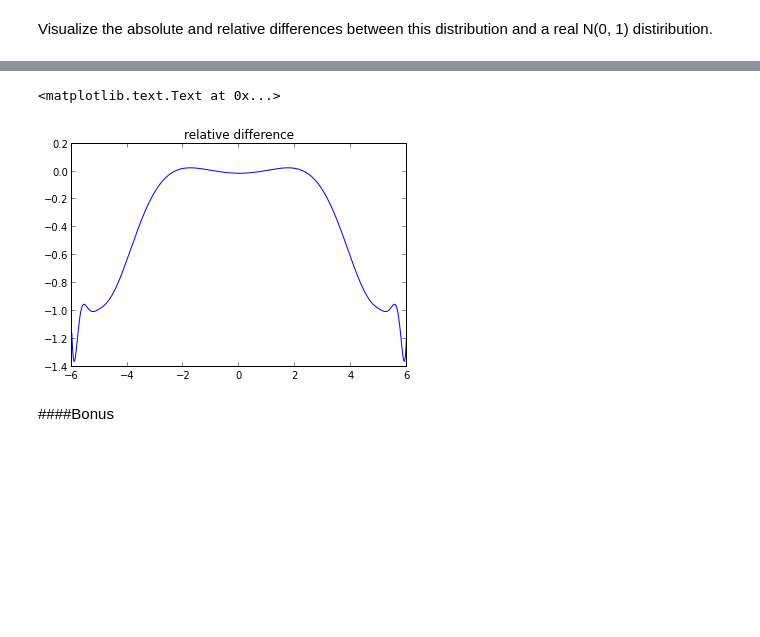
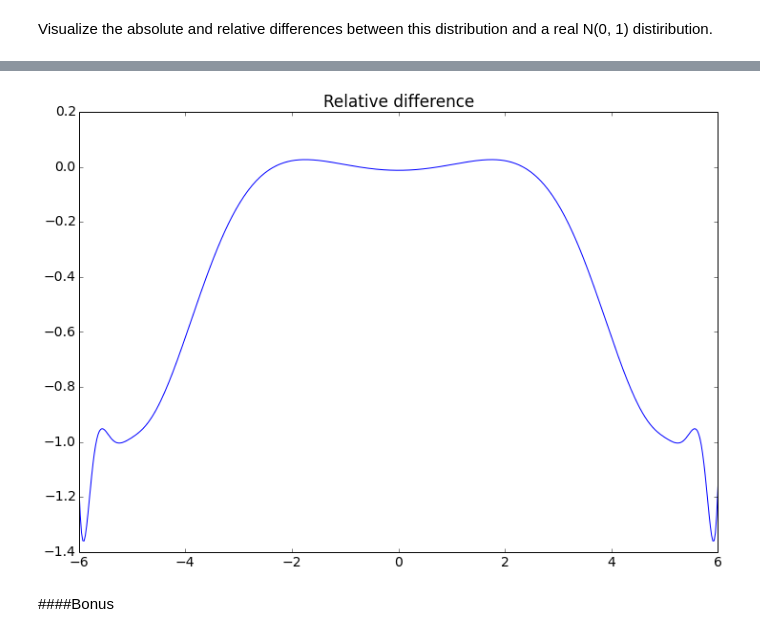
Before and after one commit to ronaldokun/Scientific-Computing, a Jupyter notebook: Jeff Hussmann 01-17-14 storytelling example.ipynb, the cells around one changed output, grey strips where cells are left out. Saved outputs shown, nothing was run; the diff lists cells and outputs as text; code cells hidden in the pictures; blank space fills up the shorter version.

```diff
--- a/Jeff Hussmann 01-17-14 storytelling example.ipynb
+++ b/Jeff Hussmann 01-17-14 storytelling example.ipynb
@@ -76,9 +73,8 @@ plt.title("difference")
 # %%
 plt.plot(xs, (ps_uniform - ps_normal) / ps_normal)
-plt.title("relative difference")
+plt.title("Relative difference");
 # %% [output]
-<matplotlib.text.Text at 0x...>
-[figure, old version]
+[figure, new version]
 # %% [markdown]
 ####Bonus
 # %% [markdown]
```
Also changed, not shown: parts of 4 cells of this notebook.
